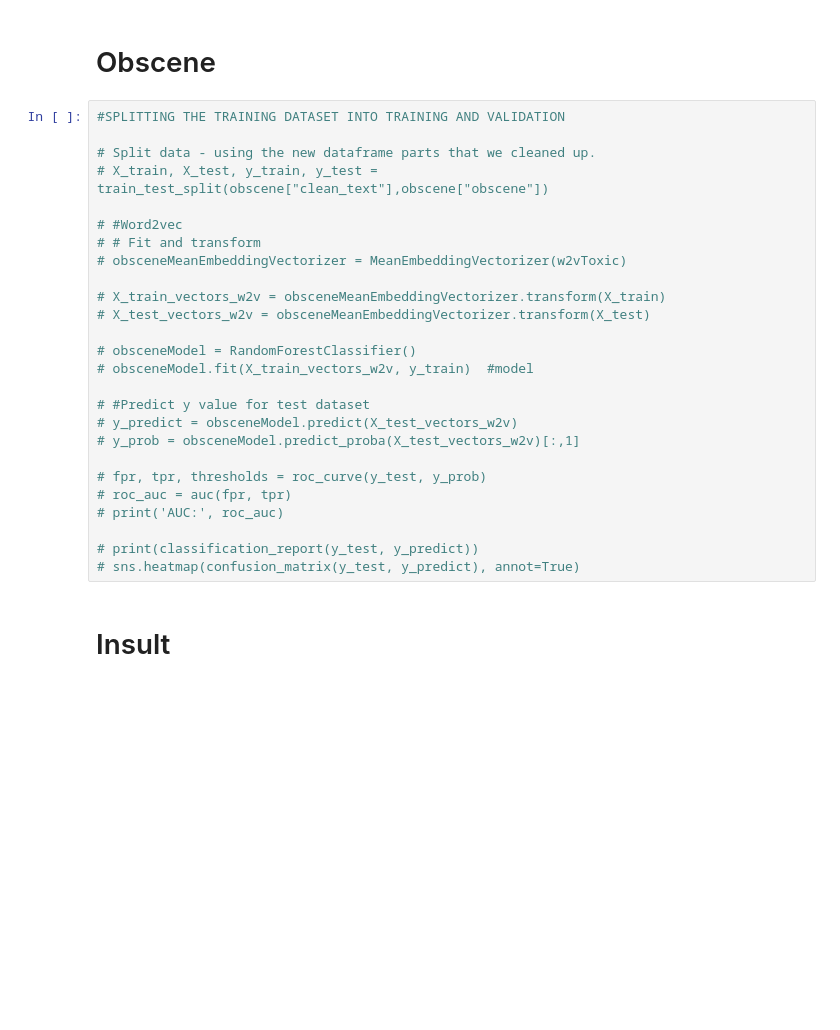
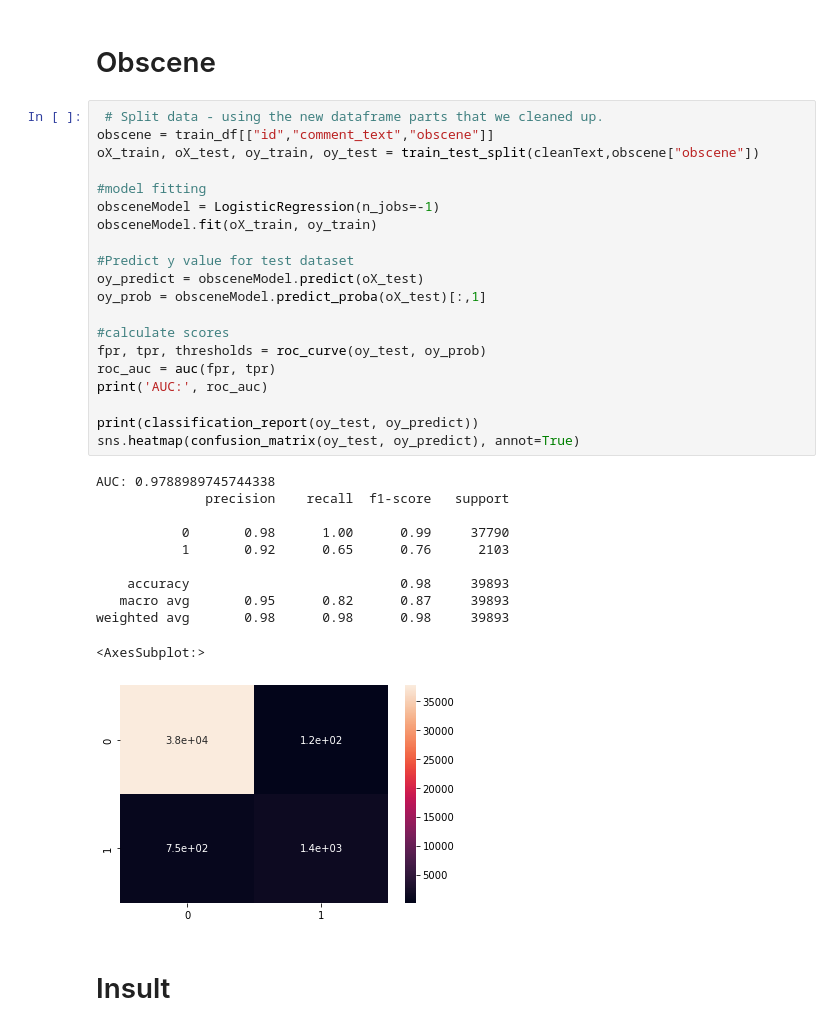
Before and after one commit to shaunmcgregor/ItML_Project_1_Students, a Jupyter notebook: proj_1_start.ipynb, the cells around one changed output. Saved outputs shown, nothing was run; the diff lists cells and outputs as text; blank space fills up the shorter version.

```diff
--- a/proj_1_start.ipynb
+++ b/proj_1_start.ipynb
@@ -190,31 +198,37 @@ KeyboardInterrupt:
 # %% [markdown]
 # Obscene
 # %%
-#SPLITTING THE TRAINING DATASET INTO TRAINING AND VALIDATION
+ # Split data - using the new dataframe parts that we cleaned up.
+obscene = train_df[["id","comment_text","obscene"]]
+oX_train, oX_test, oy_train, oy_test = train_test_split(cleanText,obscene["obscene"])
 
-# Split data - using the new dataframe parts that we cleaned up.
-# X_train, X_test, y_train, y_test = train_test_split(obscene["clean_text"],obscene["obscene"])
+#model fitting
+obsceneModel = LogisticRegression(n_jobs=-1)
+obsceneModel.fit(oX_train, oy_train)
 
-# #Word2vec
-# # Fit and transform
-# obsceneMeanEmbeddingVectorizer = MeanEmbeddingVectorizer(w2vToxic)
+#Predict y value for test dataset
+oy_predict = obsceneModel.predict(oX_test)
+oy_prob = obsceneModel.predict_proba(oX_test)[:,1]
 
-# X_train_vectors_w2v = obsceneMeanEmbeddingVectorizer.transform(X_train)
-# X_test_vectors_w2v = obsceneMeanEmbeddingVectorizer.transform(X_test)
+#calculate scores
+fpr, tpr, thresholds = roc_curve(oy_test, oy_prob)
+roc_auc = auc(fpr, tpr)
+print('AUC:', roc_auc)
 
-# obsceneModel = RandomForestClassifier()
-# obsceneModel.fit(X_train_vectors_w2v, y_train)  #model
-
-# #Predict y value for test dataset
-# y_predict = obsceneModel.predict(X_test_vectors_w2v)
-# y_prob = obsceneModel.predict_proba(X_test_vectors_w2v)[:,1]
-
-# fpr, tpr, thresholds = roc_curve(y_test, y_prob)
-# roc_auc = auc(fpr, tpr)
-# print('AUC:', roc_auc)
-
-# print(classification_report(y_test, y_predict))
-# sns.heatmap(confusion_matrix(y_test, y_predict), annot=True)
+print(classification_report(oy_test, oy_predict))
+sns.heatmap(confusion_matrix(oy_test, oy_predict), annot=True)
+# %% [output]
+AUC: 0.9788989745744338
+              precision    recall  f1-score   support
+
+           0       0.98      1.00      0.99     37790
+           1       0.92      0.65      0.76      2103
+
+    accuracy                           0.98     39893
+   macro avg       0.95      0.82      0.87     39893
+weighted avg       0.98      0.98      0.98     39893
+<AxesSubplot:>
+[figure, added]
 # %% [markdown]
 # Insult
 # %%
```
Also changed, not shown: parts of 11 cells of this notebook.
